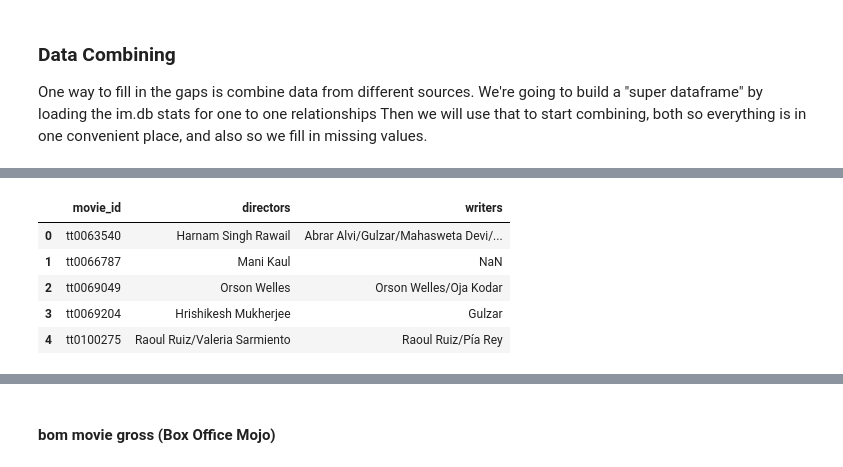
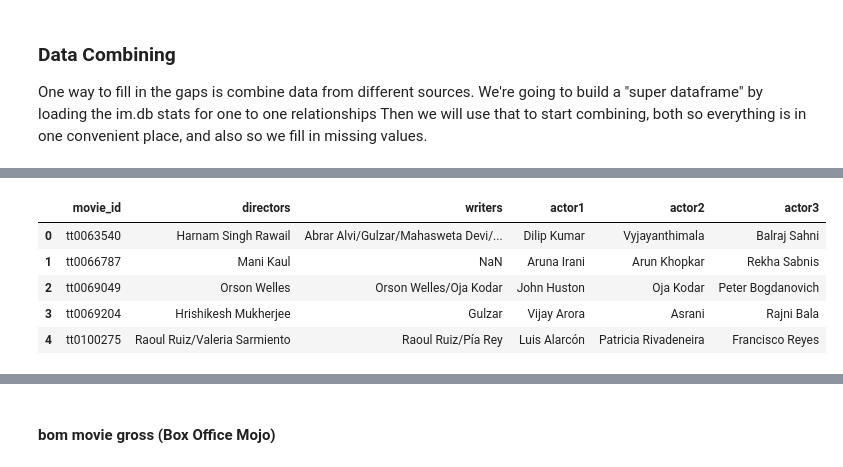
Before and after one commit to minerva-ds/dsc-movies-analysis, a Jupyter notebook: index.ipynb, the cells around one changed output, grey strips where cells are left out. Drawn from its saved outputs; the diff is of its cells as text; code cells hidden in the pictures.

```diff
--- a/index.ipynb
+++ b/index.ipynb
@@ -923,6 +921,35 @@ ORDER BY mb.movie_id
 """,conn)
 
 display(writers.head())
+
+
+actors = pd.read_sql_query("""
+WITH RankedActors AS (
+    SELECT
+        pr.movie_id,
+        p.primary_name AS actor_name,
+        pr.ordering,
+        ROW_NUMBER() OVER (PARTITION BY pr.movie_id ORDER BY pr.ordering) AS rank
+    FROM
+        principals pr
+    JOIN
+        persons p ON pr.person_id = p.person_id
+    WHERE
+        pr.category IN ('actor', 'actress')
+)
+
+SELECT
+    ra.movie_id,
+    MAX(CASE WHEN ra.rank = 1 THEN ra.actor_name END) AS actor1,
+    MAX(CASE WHEN ra.rank = 2 THEN ra.actor_name END) AS actor2,
+    MAX(CASE WHEN ra.rank = 3 THEN ra.actor_name END) AS actor3
+FROM
+    RankedActors ra
+GROUP BY
+    ra.movie_id;
+""",conn)
+
+display(actors.head())
 # %% [output]
 |  | movie_id | primary_name |
 | 0 | tt0063540 | Harnam Singh Rawail |
@@ -939,22 +972,25 @@ display(writers.head())
 # %%
 # Group by movie_id and concatenate primary_name
 directors_grouped = directors.groupby('movie_id')['primary_name'].apply(lambda x: '/'.join(x)).reset_index()
 writers_grouped = writers.groupby('movie_id')['primary_name'].apply(lambda x: '/'.join(x)).reset_index()
 
 # Rename columns
 directors_grouped = directors_grouped.rename(columns={'primary_name': 'directors'})
 writers_grouped = writers_grouped.rename(columns={'primary_name': 'writers'})
 
 # Merge the DataFrames on movie_id
 more_cols = pd.merge(directors_grouped, writers_grouped, on='movie_id', how='outer')
+
+# Merge the actors DataFrame with the more_cols DataFrame on movie_id
+more_cols = pd.merge(more_cols, actors, on='movie_id', how='outer')
 more_cols.head()
 # %% [output]
-|  | movie_id | directors | writers |
-| 0 | tt0063540 | Harnam Singh Rawail | Abrar Alvi/Gulzar/Mahasweta Devi/... |
-| 1 | tt0066787 | Mani Kaul | NaN |
-| 2 | tt0069049 | Orson Welles | Orson Welles/Oja Kodar |
-| 3 | tt0069204 | Hrishikesh Mukherjee | Gulzar |
-| 4 | tt0100275 | Raoul Ruiz/Valeria Sarmiento | Raoul Ruiz/Pía Rey |
+|  | movie_id | directors | writers | actor1 | actor2 | actor3 |
+| 0 | tt0063540 | Harnam Singh Rawail | Abrar Alvi/Gulzar/Mahasweta Devi/... | Dilip Kumar | Vyjayanthimala | Balraj Sahni |
+| 1 | tt0066787 | Mani Kaul | NaN | Aruna Irani | Arun Khopkar | Rekha Sabnis |
+| 2 | tt0069049 | Orson Welles | Orson Welles/Oja Kodar | John Huston | Oja Kodar | Peter Bogdanovich |
+| 3 | tt0069204 | Hrishikesh Mukherjee | Gulzar | Vijay Arora | Asrani | Rajni Bala |
+| 4 | tt0100275 | Raoul Ruiz/Valeria Sarmiento | Raoul Ruiz/Pía Rey | Luis Alarcón | Patricia Rivadeneira | Francisco Reyes |
 # %%
 movies_df = pd.merge(movies_df, more_cols, on='movie_id', how='left')
 movies_df
```
Also changed, not shown: parts of 109 cells of this notebook, 5 other files.
